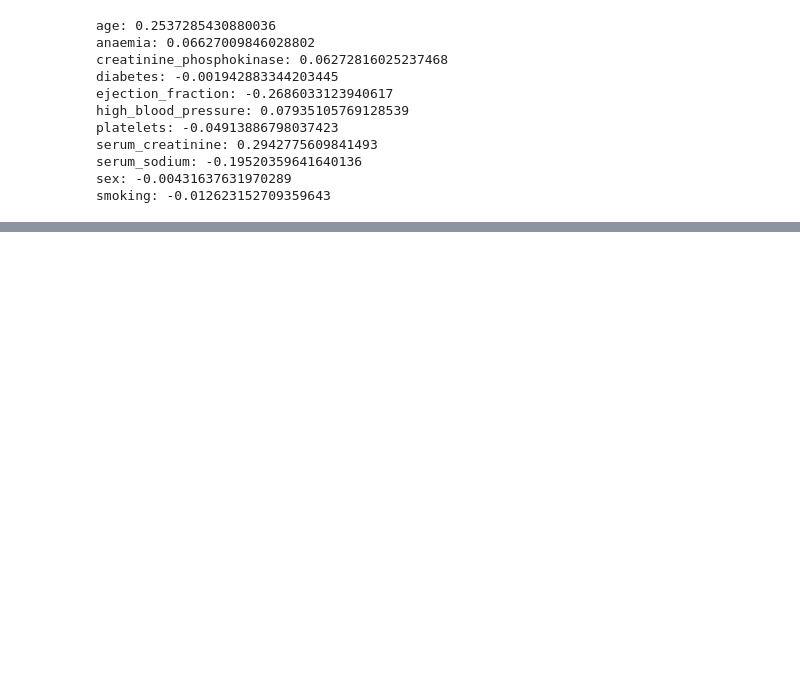
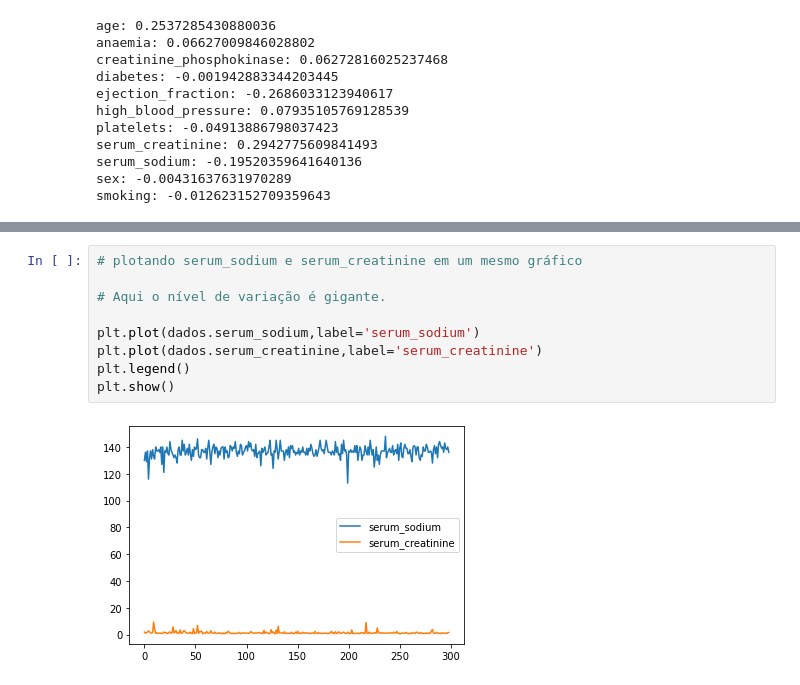
Before and after one commit to svhenrique/analise-dataset-heart-disease, a Jupyter notebook: Untitled0.ipynb, the cells around one changed output, grey strips where cells are left out. Drawn from its saved outputs; the diff is of its cells as text; blank space fills up the shorter version.

```diff
--- a/Untitled0.ipynb
+++ b/Untitled0.ipynb
@@ -858,0 +949,11 @@ smoking: -0.012623152709359643
+# %%
+# plotando serum_sodium e serum_creatinine em um mesmo gráfico
+
+# Aqui o nível de variação é gigante.
+
+plt.plot(dados.serum_sodium,label='serum_sodium')
+plt.plot(dados.serum_creatinine,label='serum_creatinine')
+plt.legend()
+plt.show()
+# %% [output]
+[figure, added]
```
Also changed, not shown: parts of 35 cells of this notebook.
